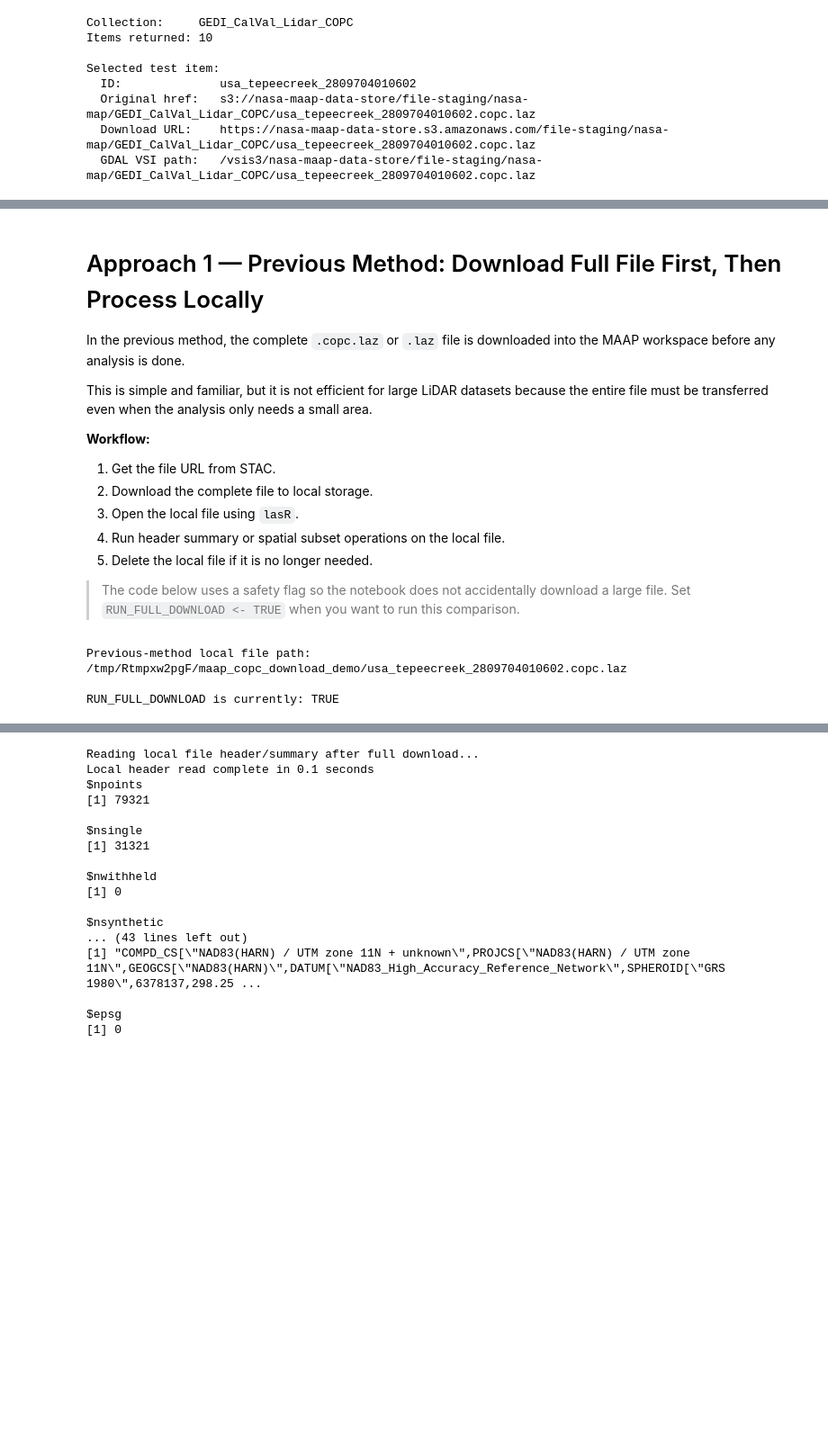
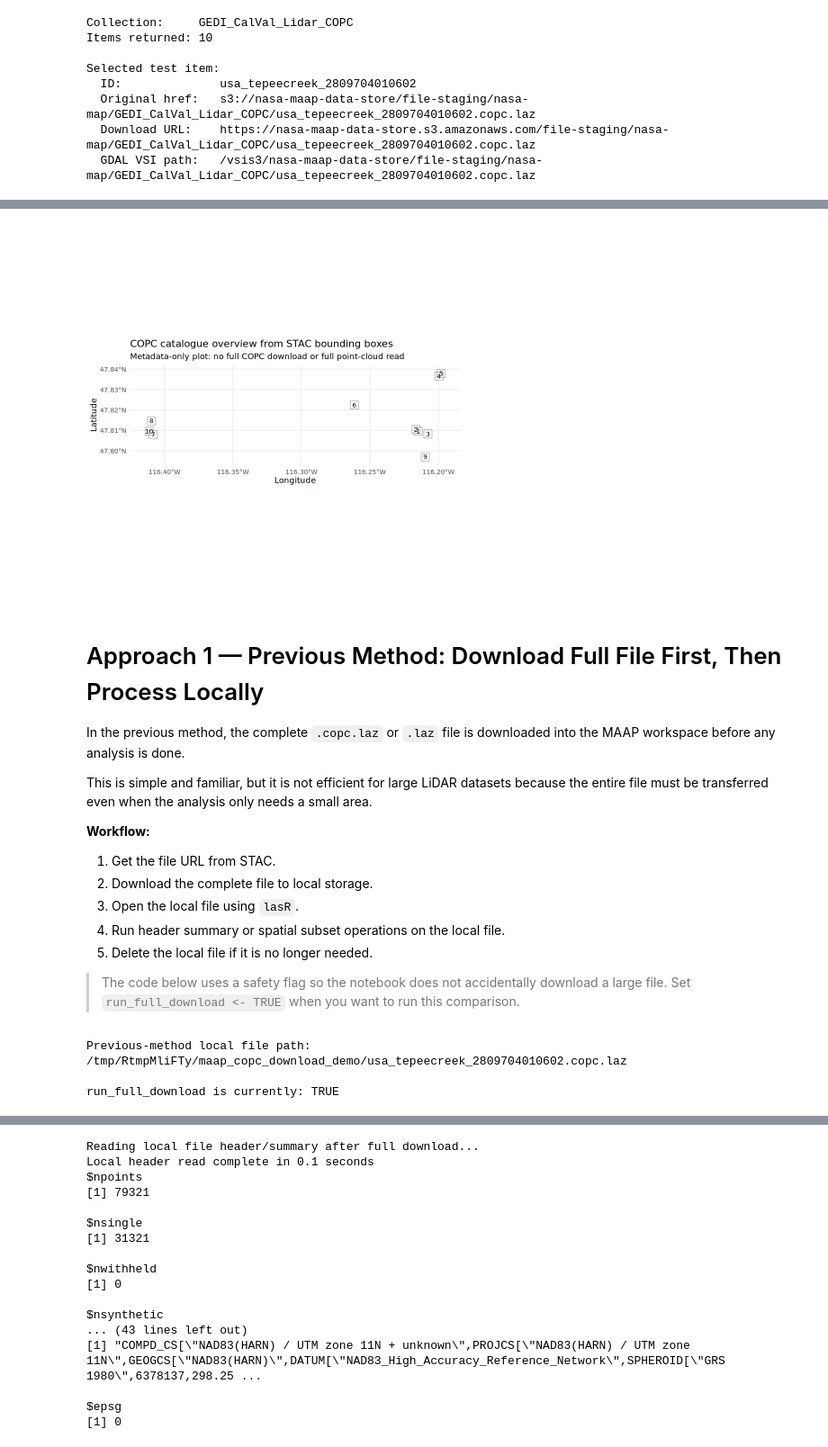
Before and after one commit to MAAP-Project/maap-documentation-examples, a Jupyter notebook: copc/COPC_access_in_R_lasR.ipynb, the cells around one changed output, grey strips where cells are left out. Shown at 90% size. Drawn from its saved outputs; the diff is of its cells as text; code cells hidden in the pictures; blank space fills up the shorter version.

```diff
--- a/copc/COPC_access_in_R_lasR.ipynb
+++ b/copc/COPC_access_in_R_lasR.ipynb
@@ -127,0 +195,65 @@ Selected test item:
+# %%
+
+# This handles both common STAC bbox formats:
+#   2D bbox: xmin, ymin, xmax, ymax
+#   3D bbox: xmin, ymin, zmin, xmax, ymax, zmax
+# The earlier warning happened because a 3D bbox elevation value was being read as xmax.
+
+bbox_to_xy <- function(bbox) {
+  bbox <- as.numeric(unlist(bbox))
+
+  if (length(bbox) == 4) {
+    return(list(xmin = bbox[1], ymin = bbox[2], xmax = bbox[3], ymax = bbox[4]))
+  }
+
+  if (length(bbox) == 6) {
+    return(list(xmin = bbox[1], ymin = bbox[2], xmax = bbox[4], ymax = bbox[5]))
+  }
+
+  stop(sprintf("Unsupported bbox length: %d", length(bbox)))
+}
+
+bbox_to_sf <- function(it) {
+  b <- bbox_to_xy(it$bbox)
+  geom <- sf::st_polygon(list(matrix(
+    c(
+      b$xmin, b$ymin,
+      b$xmax, b$ymin,
+      b$xmax, b$ymax,
+      b$xmin, b$ymax,
+      b$xmin, b$ymin
+    ),
+    ncol = 2,
+    byrow = TRUE
+  )))
+  sf::st_sf(item_id = it$id, geometry = sf::st_sfc(geom, crs = 4326))
+}
+
+bbox_sf <- do.call(rbind, lapply(item_info, bbox_to_sf))
+
+# Quick sanity check: longitude should be within [-180, 180] and latitude within [-90, 90].
+print(bbox_sf[, "item_id"])
+
+bbox_centers <- sf::st_coordinates(sf::st_centroid(sf::st_geometry(bbox_sf)))
+bbox_labels <- data.frame(
+  item_number = seq_len(nrow(bbox_sf)),
+  lon = bbox_centers[, 1],
+  lat = bbox_centers[, 2]
+)
+
+ggplot() +
+  geom_sf(data = bbox_sf, fill = NA) +
+  geom_text(
+    data = bbox_labels,
+    aes(x = lon, y = lat, label = item_number),
+    size = 3
+  ) +
+  coord_sf(expand = TRUE) +
+  labs(
+    title = "COPC catalogue overview from STAC bounding boxes",
+    subtitle = "Metadata-only plot: no full COPC download or full point-cloud read",
+    x = "Longitude",
+    y = "Latitude"
+  ) +
+  theme_minimal()
+# %% [output]
@@ -128,3 +276,4 @@ Selected test item:
+[figure, added]
 # %% [markdown]
 # Approach 1 — Previous Method: Download Full File First, Then Process Locally
 
@@ -140,24 +289,24 @@ This is simple and familiar, but it is not efficient for large LiDAR datasets be
 4. Run header summary or spatial subset operations on the local file.
 5. Delete the local file if it is no longer needed.
 
-> The code below uses a safety flag so the notebook does not accidentally download a large file. Set `RUN_FULL_DOWNLOAD <- TRUE` when you want to run this comparison.
+> The code below uses a safety flag so the notebook does not accidentally download a large file. Set `run_full_download <- TRUE` when you want to run this comparison.
 # %%
 # Approach 1 configuration
-# Set this to TRUE when you want to demonstrate the previous full-download method.
-RUN_FULL_DOWNLOAD <- TRUE
+# Set this to TRUE only when you intentionally want to demonstrate the previous full-download method.
+run_full_download <- TRUE
 
 local_dir <- file.path(tempdir(), "maap_copc_download_demo")
 dir.create(local_dir, showWarnings = FALSE, recursive = TRUE)
 
-local_copc <- file.path(local_dir, basename(TEST_HREF))
+local_copc <- file.path(local_dir, basename(test_href))
 
 cat("Previous-method local file path:\n")
 cat(local_copc, "\n")
-cat("\nRUN_FULL_DOWNLOAD is currently:", RUN_FULL_DOWNLOAD, "\n")
+cat("\nrun_full_download is currently:", run_full_download, "\n")
 # %% [output]
 Previous-method local file path:
-/tmp/Rtmpxw2pgF/maap_copc_download_demo/usa_tepeecreek_2809704010602.copc.laz
+/tmp/RtmpMliFTy/maap_copc_download_demo/usa_tepeecreek_2809704010602.copc.laz
 
-RUN_FULL_DOWNLOAD is currently: TRUE
+run_full_download is currently: TRUE
 # %%
 # Approach 1A: Download the complete COPC file locally
```
Also changed, not shown: parts of 25 cells of this notebook.
